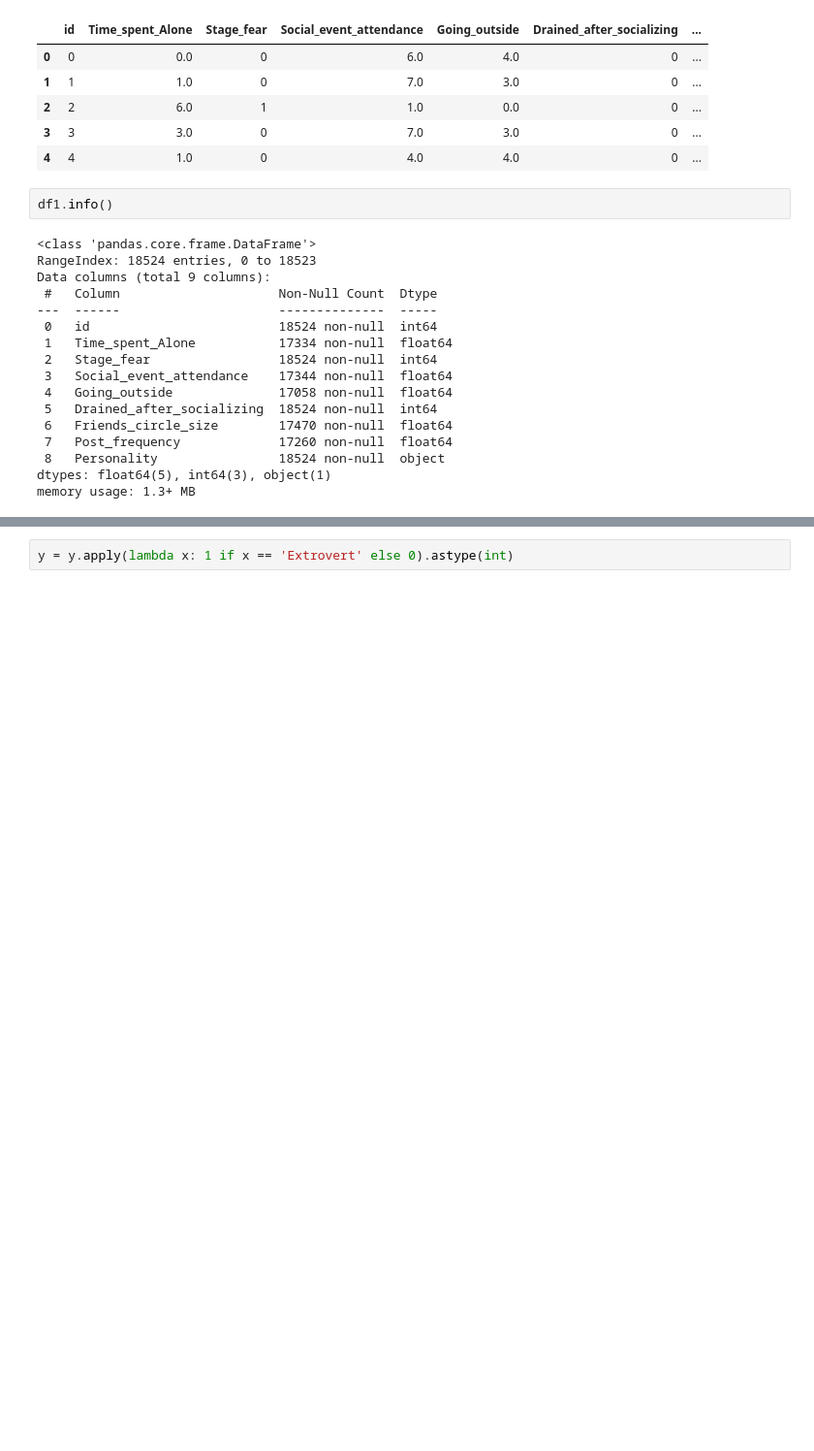
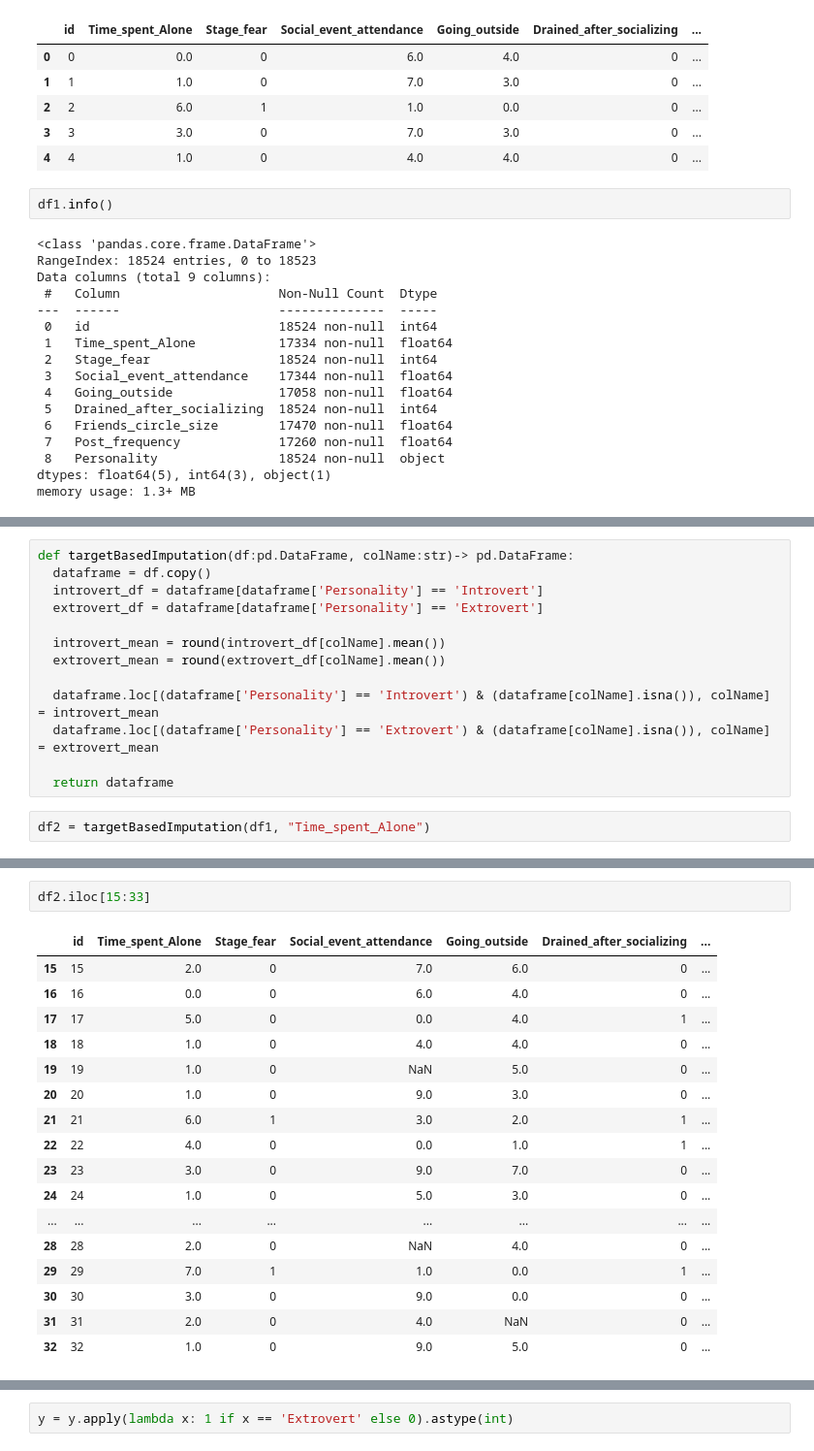
Before and after one commit to Aum-Patel1234/Machine-Learning, a Jupyter notebook: playground-s5e7-introvert-extrovert-classification/model.ipynb, the cells around one changed output, grey strips where cells are left out. Shown: that part at 97% size. Saved outputs shown, nothing was run; the diff lists cells and outputs as text; blank space fills up the shorter version.

```diff
--- a/playground-s5e7-introvert-extrovert-classification/model.ipynb
+++ b/playground-s5e7-introvert-extrovert-classification/model.ipynb
@@ -241,0 +272,15 @@ memory usage: 1.3+ MB
+# %%
+def targetBasedImputation(df:pd.DataFrame, colName:str)-> pd.DataFrame:
+  dataframe = df.copy()
+  introvert_df = dataframe[dataframe['Personality'] == 'Introvert']
+  extrovert_df = dataframe[dataframe['Personality'] == 'Extrovert']
+
+  introvert_mean = round(introvert_df[colName].mean())
+  extrovert_mean = round(extrovert_df[colName].mean())
+
+  dataframe.loc[(dataframe['Personality'] == 'Introvert') & (dataframe[colName].isna()), colName] = introvert_mean
+  dataframe.loc[(dataframe['Personality'] == 'Extrovert') & (dataframe[colName].isna()), colName] = extrovert_mean
+
+  return dataframe
+# %%
+df2 = targetBasedImputation(df1, "Time_spent_Alone")
@@ -241,0 +303,20 @@ memory usage: 1.3+ MB
+# %%
+df2.iloc[15:33]
+# %% [output]
+|  | id | Time_spent_Alone | Stage_fear | Social_event_attendance | Going_outside | Drained_after_socializing | ... |
+| 15 | 15 | 2.0 | 0 | 7.0 | 6.0 | 0 | ... |
+| 16 | 16 | 0.0 | 0 | 6.0 | 4.0 | 0 | ... |
+| 17 | 17 | 5.0 | 0 | 0.0 | 4.0 | 1 | ... |
+| 18 | 18 | 1.0 | 0 | 4.0 | 4.0 | 0 | ... |
+| 19 | 19 | 1.0 | 0 | NaN | 5.0 | 0 | ... |
+| 20 | 20 | 1.0 | 0 | 9.0 | 3.0 | 0 | ... |
+| 21 | 21 | 6.0 | 1 | 3.0 | 2.0 | 1 | ... |
+| 22 | 22 | 4.0 | 0 | 0.0 | 1.0 | 1 | ... |
+| 23 | 23 | 3.0 | 0 | 9.0 | 7.0 | 0 | ... |
+| 24 | 24 | 1.0 | 0 | 5.0 | 3.0 | 0 | ... |
+| ... | ... | ... | ... | ... | ... | ... | ... |
+| 28 | 28 | 2.0 | 0 | NaN | 4.0 | 0 | ... |
+| 29 | 29 | 7.0 | 1 | 1.0 | 0.0 | 1 | ... |
+| 30 | 30 | 3.0 | 0 | 9.0 | 0.0 | 0 | ... |
+| 31 | 31 | 2.0 | 0 | 4.0 | NaN | 0 | ... |
+| 32 | 32 | 1.0 | 0 | 9.0 | 5.0 | 0 | ... |
```
Also changed, not shown: parts of 29 cells of this notebook.
